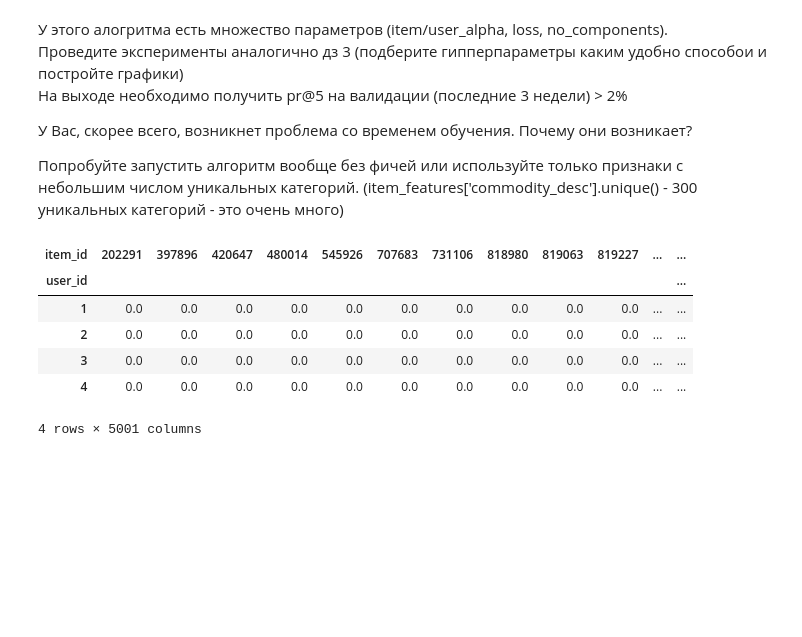
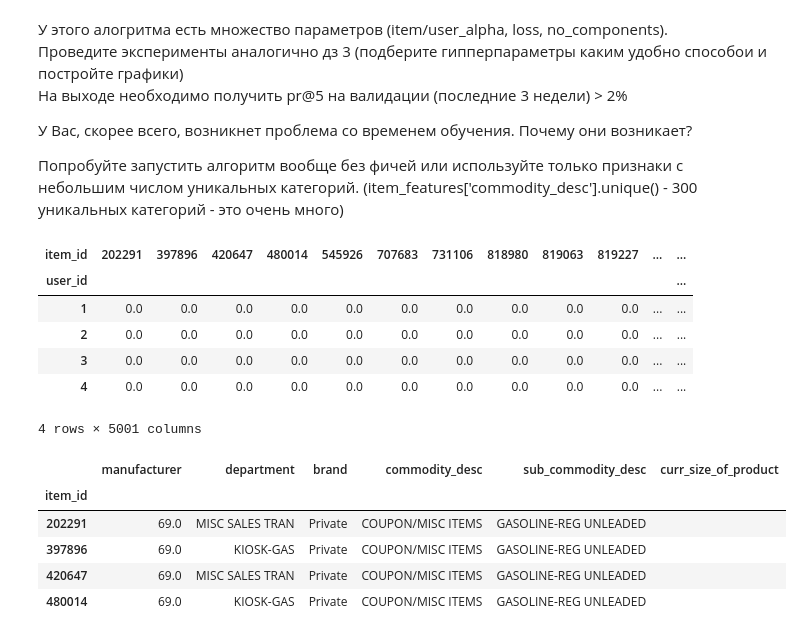
Before and after one commit to a1exkuchin/recommendation_systems, a Jupyter notebook: lesson-5.ipynb, the cells around one changed output. Saved outputs shown, nothing was run; the diff lists cells and outputs as text; code cells hidden in the pictures; blank space fills up the shorter version.

```diff
--- a/lesson-5.ipynb
+++ b/lesson-5.ipynb
@@ -291,0 +316,17 @@ user_item_matrix.head(4)
+# %%
+user_feat = pd.DataFrame(user_item_matrix.index)
+user_feat = user_feat.merge(user_features, on='user_id', how='left')
+user_feat.set_index('user_id', inplace=True)
+
+item_feat = pd.DataFrame(user_item_matrix.columns)
+item_feat = item_feat.merge(item_features, on='item_id', how='left')
+item_feat.set_index('item_id', inplace=True)
+
+item_feat.head(4)
+# %% [output]
+|  | manufacturer | department | brand | commodity_desc | sub_commodity_desc | curr_size_of_product |
+| item_id |  |  |  |  |  |  |
+| 202291 | 69.0 | MISC SALES TRAN | Private | COUPON/MISC ITEMS | GASOLINE-REG UNLEADED |  |
+| 397896 | 69.0 | KIOSK-GAS | Private | COUPON/MISC ITEMS | GASOLINE-REG UNLEADED |  |
+| 420647 | 69.0 | MISC SALES TRAN | Private | COUPON/MISC ITEMS | GASOLINE-REG UNLEADED |  |
+| 480014 | 69.0 | KIOSK-GAS | Private | COUPON/MISC ITEMS | GASOLINE-REG UNLEADED |  |
```
Also changed, not shown: parts of 16 cells of this notebook.
